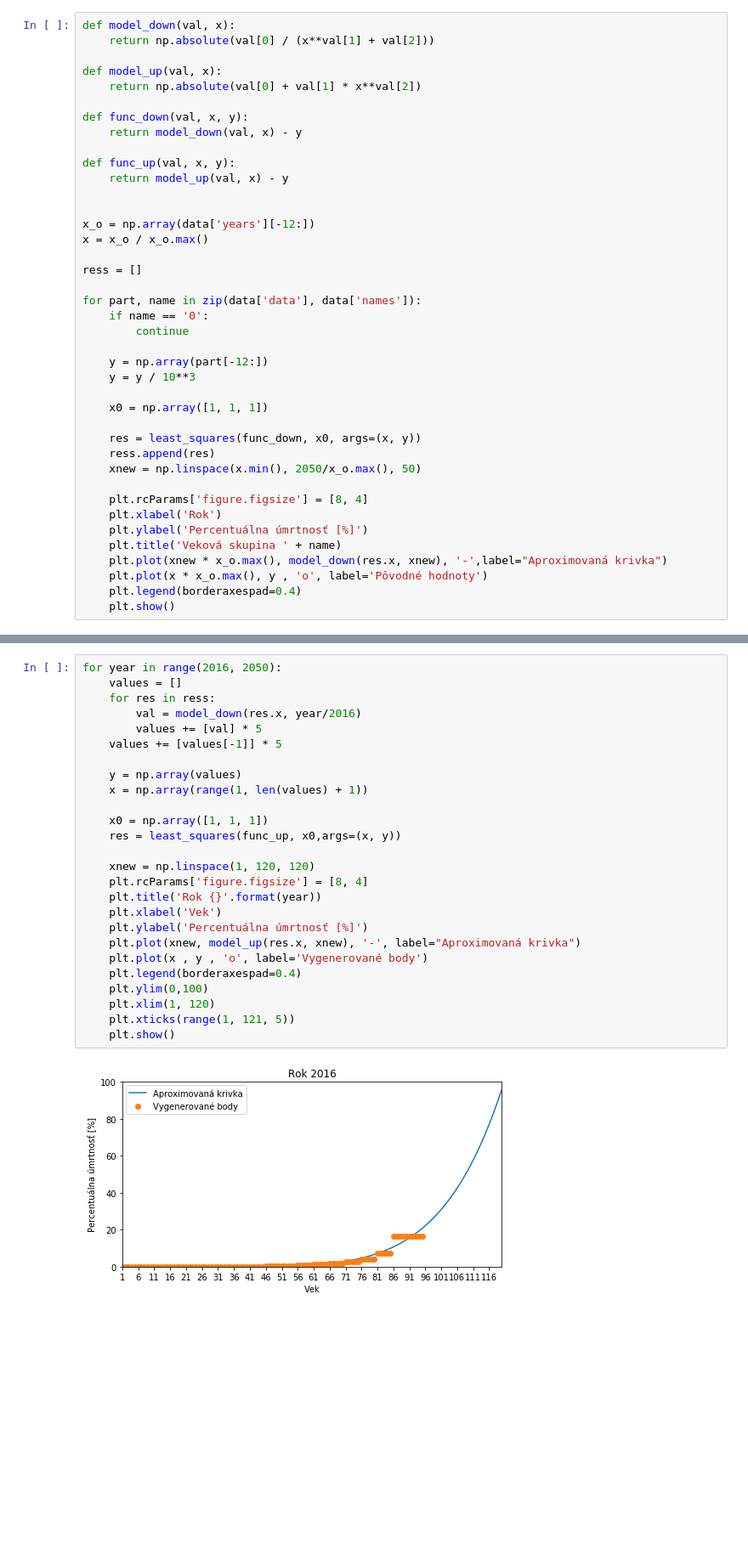
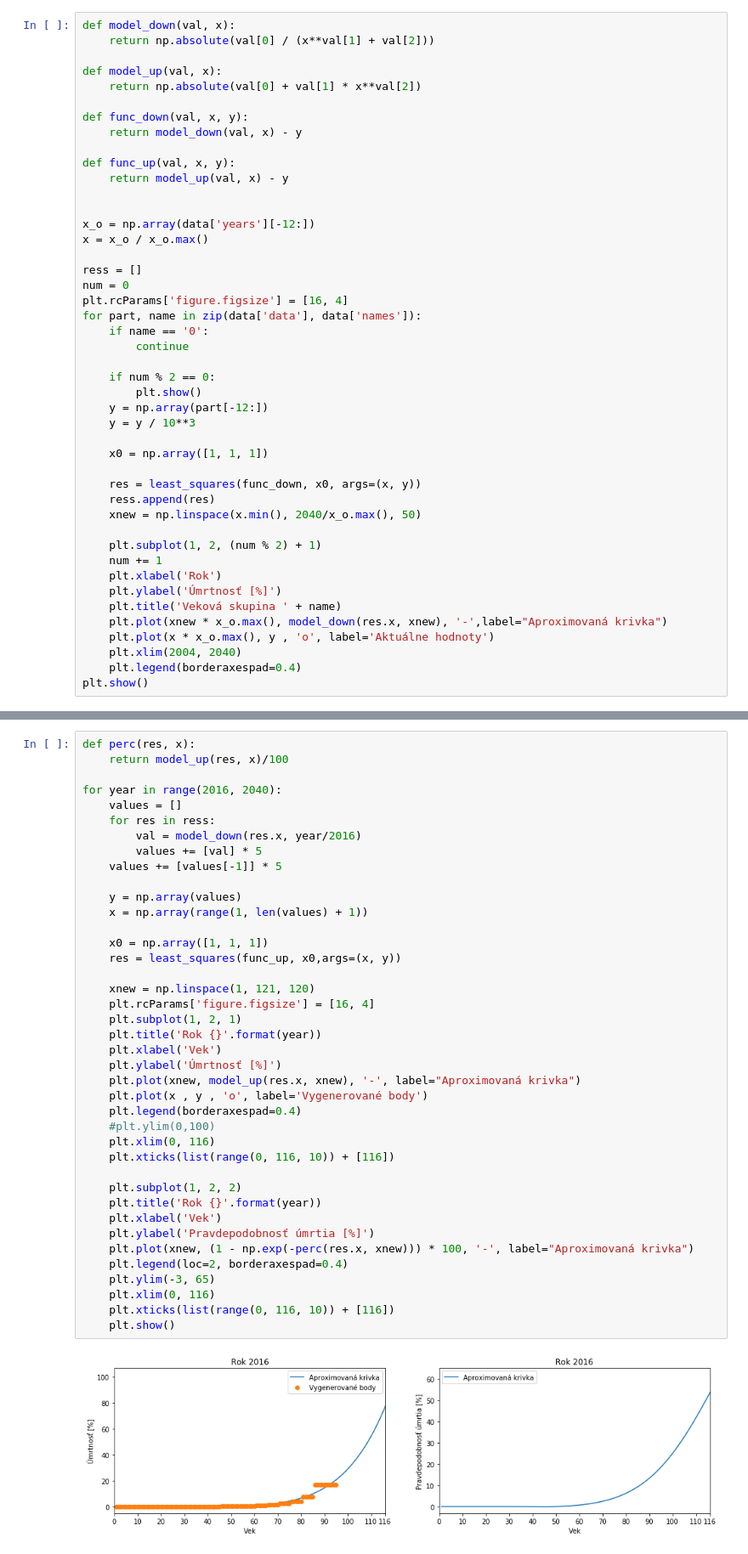
Before and after one commit to H00N24/IMS, a Jupyter notebook: test numpy least.ipynb, the cells around one changed output, grey strips where cells are left out. Shown at 85% size. Cells and saved outputs as stored; diff of their text form; blank space fills up the shorter version.

```diff
--- a/test numpy least.ipynb
+++ b/test numpy least.ipynb
@@ -25,11 +25,14 @@ x_o = np.array(data['years'][-12:])
 x = x_o / x_o.max()
 
 ress = []
-
+num = 0
+plt.rcParams['figure.figsize'] = [16, 4]
 for part, name in zip(data['data'], data['names']):
     if name == '0':
         continue
 
+    if num % 2 == 0:
+        plt.show()
     y = np.array(part[-12:])
     y = y / 10**3
 
@@ -37,14 +40,16 @@ for part, name in zip(data['data'], data['names']):
 
     res = least_squares(func_down, x0, args=(x, y))
     ress.append(res)
-    xnew = np.linspace(x.min(), 2050/x_o.max(), 50)
+    xnew = np.linspace(x.min(), 2040/x_o.max(), 50)
 
-    plt.rcParams['figure.figsize'] = [8, 4]
+    plt.subplot(1, 2, (num % 2) + 1)
+    num += 1
     plt.xlabel('Rok')
-    plt.ylabel('Percentuálna úmrtnosť [%]')
+    plt.ylabel('Úmrtnosť [%]')
     plt.title('Veková skupina ' + name)
     plt.plot(xnew * x_o.max(), model_down(res.x, xnew), '-',label="Aproximovaná krivka")
-    plt.plot(x * x_o.max(), y , 'o', label='Pôvodné hodnoty')
+    plt.plot(x * x_o.max(), y , 'o', label='Aktuálne hodnoty')
+    plt.xlim(2004, 2040)
     plt.legend(borderaxespad=0.4)
-    plt.show()
+plt.show()
 # %% [output]
@@ -64,28 +65,42 @@ for part, name in zip(data['data'], data['names']):
 # %%
-for year in range(2016, 2050):
+def perc(res, x):
+    return model_up(res, x)/100
+
+for year in range(2016, 2040):
     values = []
     for res in ress:
         val = model_down(res.x, year/2016)
         values += [val] * 5
     values += [values[-1]] * 5
 
     y = np.array(values)
     x = np.array(range(1, len(values) + 1))
 
     x0 = np.array([1, 1, 1])
     res = least_squares(func_up, x0,args=(x, y))
 
-    xnew = np.linspace(1, 120, 120)
-    plt.rcParams['figure.figsize'] = [8, 4]
+    xnew = np.linspace(1, 121, 120)
+    plt.rcParams['figure.figsize'] = [16, 4]
+    plt.subplot(1, 2, 1)
     plt.title('Rok {}'.format(year))
     plt.xlabel('Vek')
-    plt.ylabel('Percentuálna úmrtnosť [%]')
+    plt.ylabel('Úmrtnosť [%]')
     plt.plot(xnew, model_up(res.x, xnew), '-', label="Aproximovaná krivka")
     plt.plot(x , y , 'o', label='Vygenerované body')
     plt.legend(borderaxespad=0.4)
-    plt.ylim(0,100)
-    plt.xlim(1, 120)
-    plt.xticks(range(1, 121, 5))
+    #plt.ylim(0,100)
+    plt.xlim(0, 116)
+    plt.xticks(list(range(0, 116, 10)) + [116])
+
+    plt.subplot(1, 2, 2)
+    plt.title('Rok {}'.format(year))
+    plt.xlabel('Vek')
+    plt.ylabel('Pravdepodobnosť úmrtia [%]')
+    plt.plot(xnew, (1 - np.exp(-perc(res.x, xnew))) * 100, '-', label="Aproximovaná krivka")
+    plt.legend(loc=2, borderaxespad=0.4)
+    plt.ylim(-3, 65)
+    plt.xlim(0, 116)
+    plt.xticks(list(range(0, 116, 10)) + [116])
     plt.show()
 # %% [output]
-[figure, old version]
+[figure, new version]
```
Also changed, not shown: parts of 10 cells of this notebook, 7 other files.
